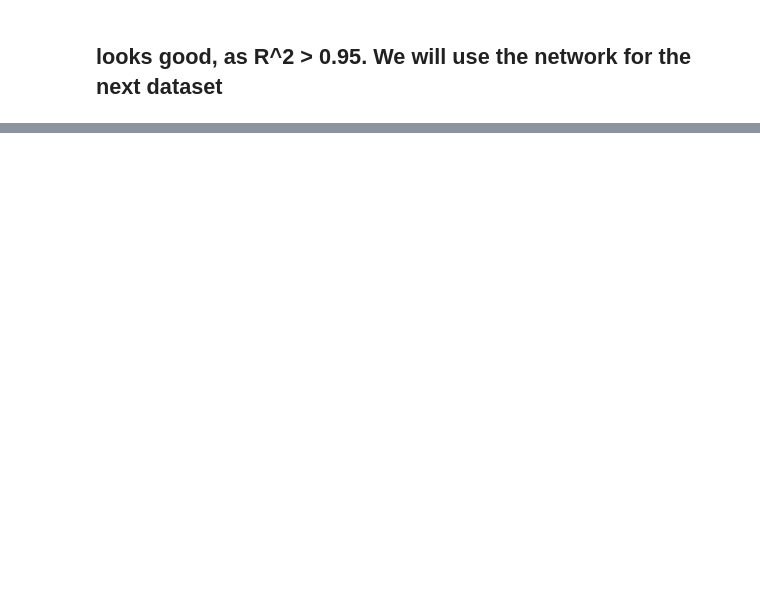
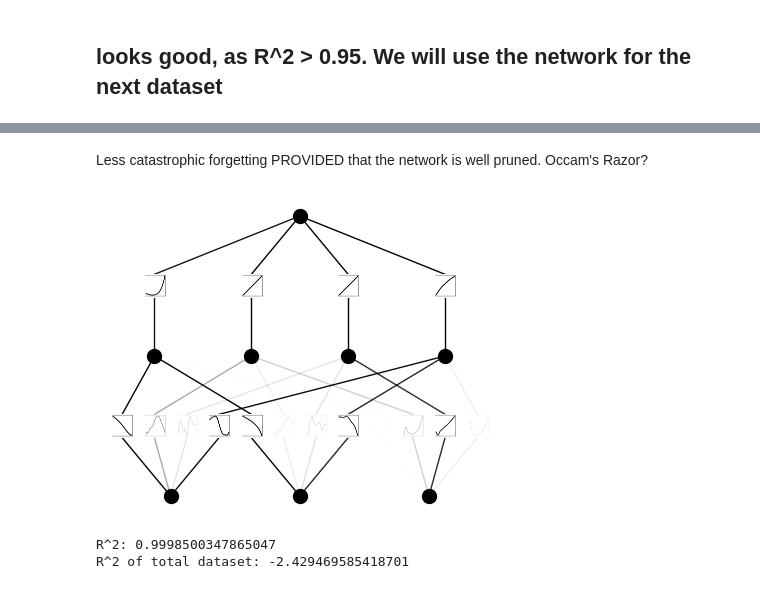
Before and after one commit to KindXiaoming/pykan, a Jupyter notebook: tutorials/continual_learning_structural.ipynb, the cells around one changed output, grey strips where cells are left out. Saved outputs shown, nothing was run; the diff lists cells and outputs as text; code cells hidden in the pictures; blank space fills up the shorter version.

```diff
--- a/tutorials/continual_learning_structural.ipynb
+++ b/tutorials/continual_learning_structural.ipynb
@@ -66,0 +92,23 @@ datasetoct1 = create_dataset(f, n_var=3, train_num=2500, test_num=500, seed=0, r
+# %% [markdown]
+Less catastrophic forgetting PROVIDED that the network is well pruned. Occam's Razor?
+# %%
+model = model.prune(threshold=0.1)
+model(datasetoct1['train_input'].to("cpu"))
+model.plot()
+# %% [output]
+[figure, added]
+# %%
+datasetoct2 = create_dataset(f, n_var=3, train_num=2500, test_num=500, seed=0, ranges=[[-5, 0], [0, 5], [-5, 0]])
+model.train(datasetoct2, opt="LBFGS", steps=int(80/3));
+f_pred = model(datasetoct2['test_input'].to('cpu')).to('cpu').detach().numpy()
+f_true = datasetoct2['test_label'].to('cpu').detach().numpy()
+r2 = 1 - np.sum((f_pred - f_true)**2)/np.sum(f_true**2)
+print(f"R^2: {r2}")
+
+f_pred = model(datasetall['test_input'].to('cpu')).to('cpu').detach().numpy()
+f_true = datasetall['test_label'].to('cpu').detach().numpy()
+r2 = 1 - np.sum((f_pred - f_true)**2)/np.sum(f_true**2)
+print(f"R^2 of total dataset: {r2}")
+# %% [output]
+R^2: 0.9998500347865047
+R^2 of total dataset: -2.429469585418701
```
Also changed, not shown: parts of 18 cells of this notebook, 1 other file.
